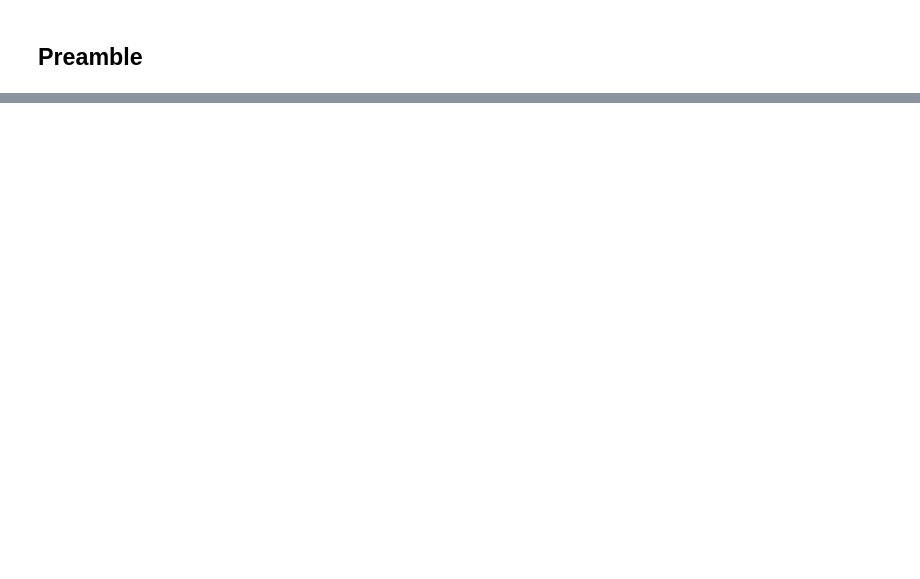
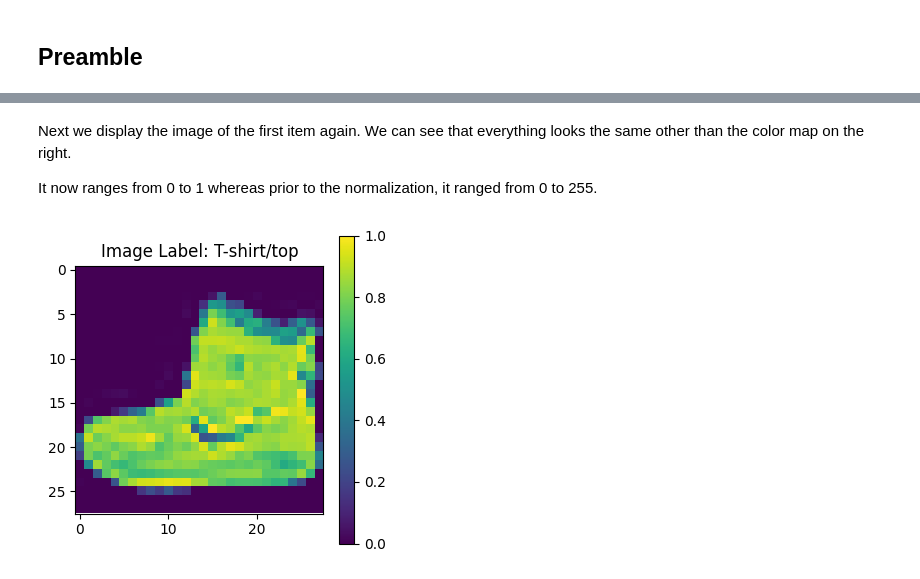
Before and after one commit to Eug-Chua/Image-Classifier-Fashion-MNIST, a Jupyter notebook: ccn_classifier.ipynb, the cells around one changed output, grey strips where cells are left out. Drawn from its saved outputs; the diff is of its cells as text; code cells hidden in the pictures; blank space fills up the shorter version.

```diff
--- a/ccn_classifier.ipynb
+++ b/ccn_classifier.ipynb
@@ -43,2 +112,10 @@ assert y_test.shape == (10000,)
+# %% [markdown]
+Next we display the image of the first item again. We can see that everything looks the same other than the color map on the right.
+
+It now ranges from 0 to 1 whereas prior to the normalization, it ranged from 0 to 255.
+# %%
+show_indiv_image(x_train, 0, 0)
+# %% [output]
+[figure, added]
 # %%
 # visualize the first 25 fashion pieces
```
Also changed, not shown: parts of 14 cells of this notebook.
